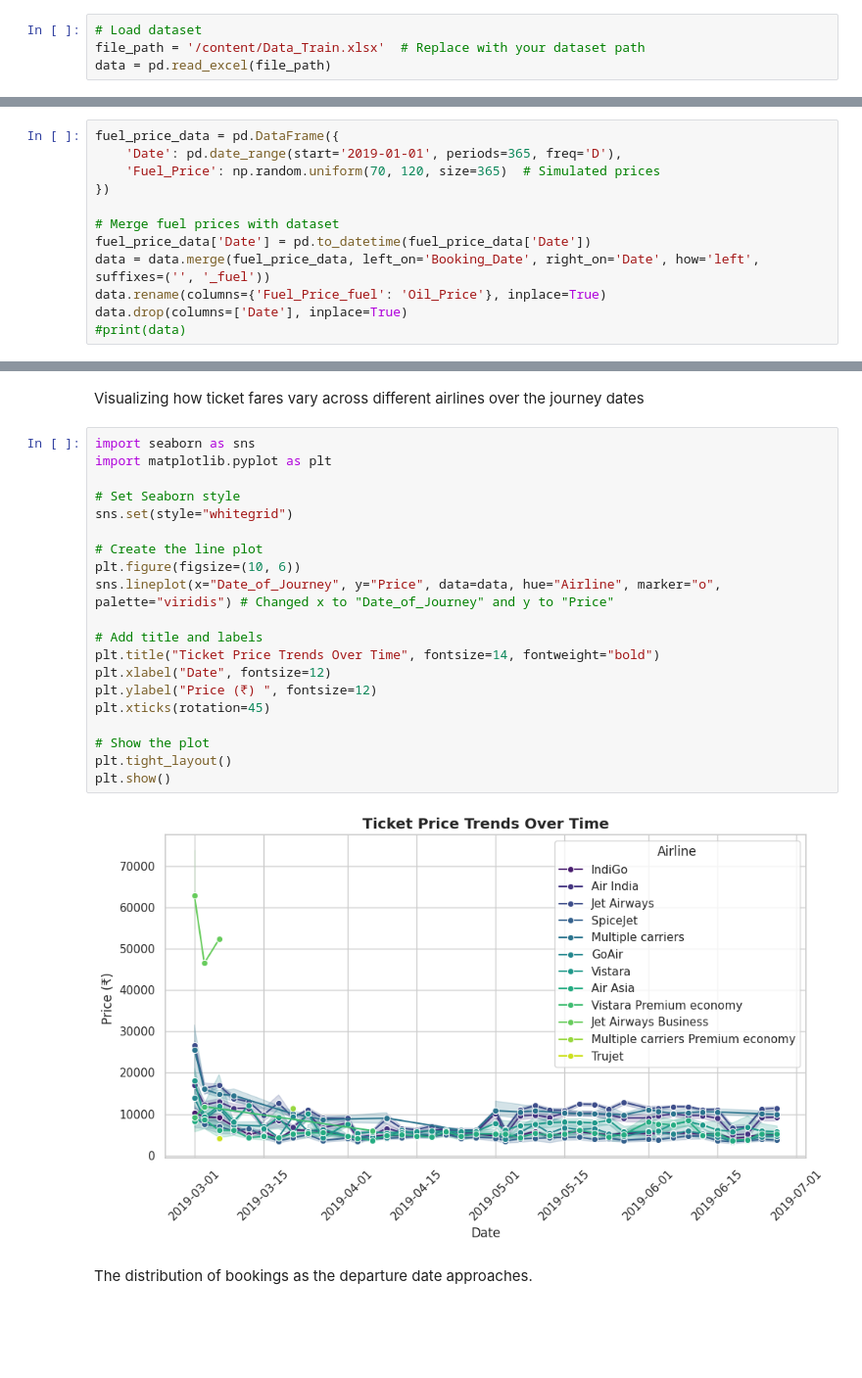
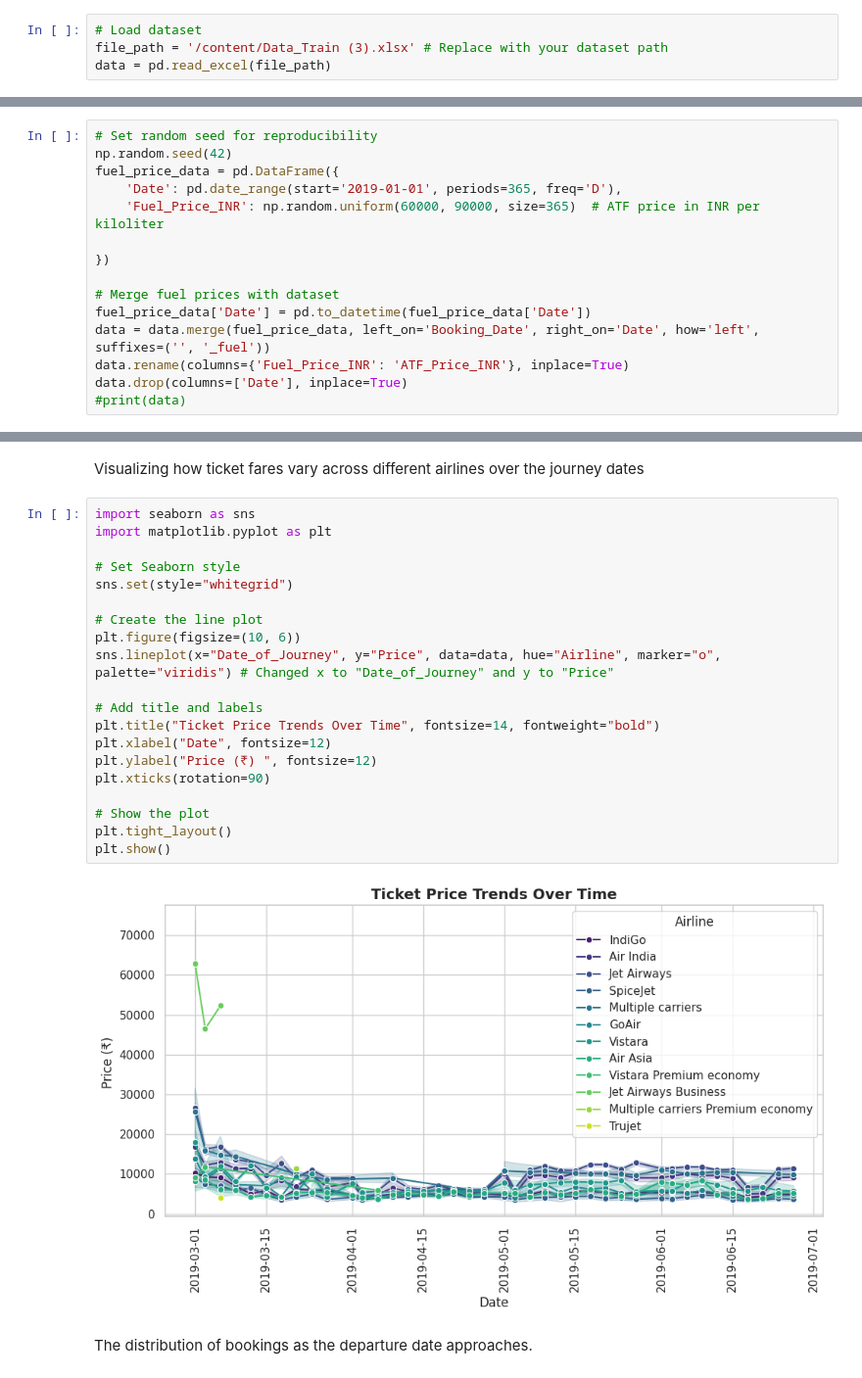
Before and after one commit to Uppala19/Airline-fare-Prediction, a Jupyter notebook: final_project_msc.ipynb, the cells around one changed output, grey strips where cells are left out. Shown at 98% size. Saved outputs shown, nothing was run; the diff lists cells and outputs as text; blank space fills up the shorter version.

```diff
--- a/final_project_msc.ipynb
+++ b/final_project_msc.ipynb
@@ -12,7 +12,7 @@ import time
 Load and Explore the Dataset
 # %%
 # Load dataset
-file_path = '/content/Data_Train.xlsx'  # Replace with your dataset path
+file_path = '/content/Data_Train (3).xlsx' # Replace with your dataset path
 data = pd.read_excel(file_path)
 # %% [markdown]
 Size of data set
@@ -259,15 +256,18 @@ Error: Unable to fetch fuel prices (Status Code: 401)
 # %% [markdown]
 Adding Simulated Data to oil Prices
 # %%
+# Set random seed for reproducibility
+np.random.seed(42)
 fuel_price_data = pd.DataFrame({
     'Date': pd.date_range(start='2019-01-01', periods=365, freq='D'),
-    'Fuel_Price': np.random.uniform(70, 120, size=365)  # Simulated prices
+    'Fuel_Price_INR': np.random.uniform(60000, 90000, size=365)  # ATF price in INR per kiloliter
+
 })
 
 # Merge fuel prices with dataset
 fuel_price_data['Date'] = pd.to_datetime(fuel_price_data['Date'])
 data = data.merge(fuel_price_data, left_on='Booking_Date', right_on='Date', how='left', suffixes=('', '_fuel'))
-data.rename(columns={'Fuel_Price_fuel': 'Oil_Price'}, inplace=True)
+data.rename(columns={'Fuel_Price_INR': 'ATF_Price_INR'}, inplace=True)
 data.drop(columns=['Date'], inplace=True)
 #print(data)
 # %%
@@ -460,25 +431,25 @@ Visualizing how ticket fares vary across different airlines over the journey dat
 # %%
 import seaborn as sns
 import matplotlib.pyplot as plt
 
 # Set Seaborn style
 sns.set(style="whitegrid")
 
 # Create the line plot
 plt.figure(figsize=(10, 6))
 sns.lineplot(x="Date_of_Journey", y="Price", data=data, hue="Airline", marker="o", palette="viridis") # Changed x to "Date_of_Journey" and y to "Price"
 
 # Add title and labels
 plt.title("Ticket Price Trends Over Time", fontsize=14, fontweight="bold")
 plt.xlabel("Date", fontsize=12)
 plt.ylabel("Price (₹) ", fontsize=12)
-plt.xticks(rotation=45)
+plt.xticks(rotation=90)
 
 # Show the plot
 plt.tight_layout()
 plt.show()
 # %% [output]
-[figure, old version]
+[figure, new version]
 # %% [markdown]
 The distribution of bookings as the departure date approaches.
 # %%
```
Also changed, not shown: parts of 123 cells of this notebook.
